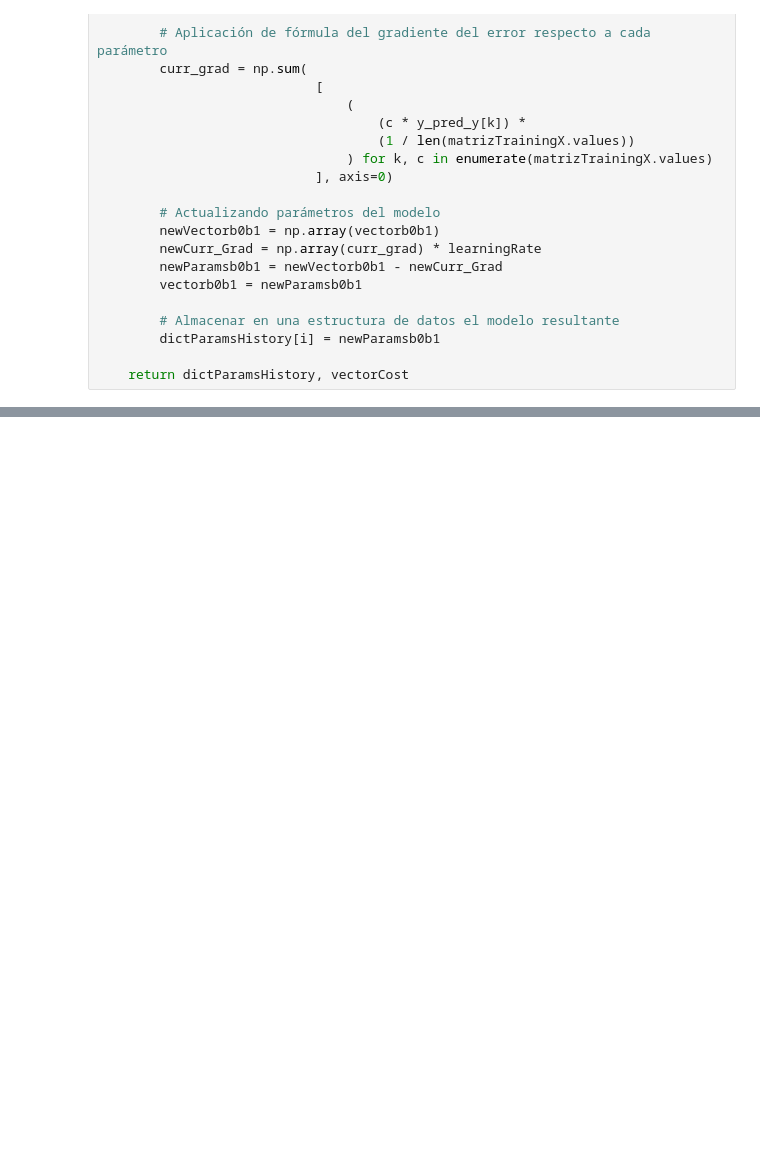
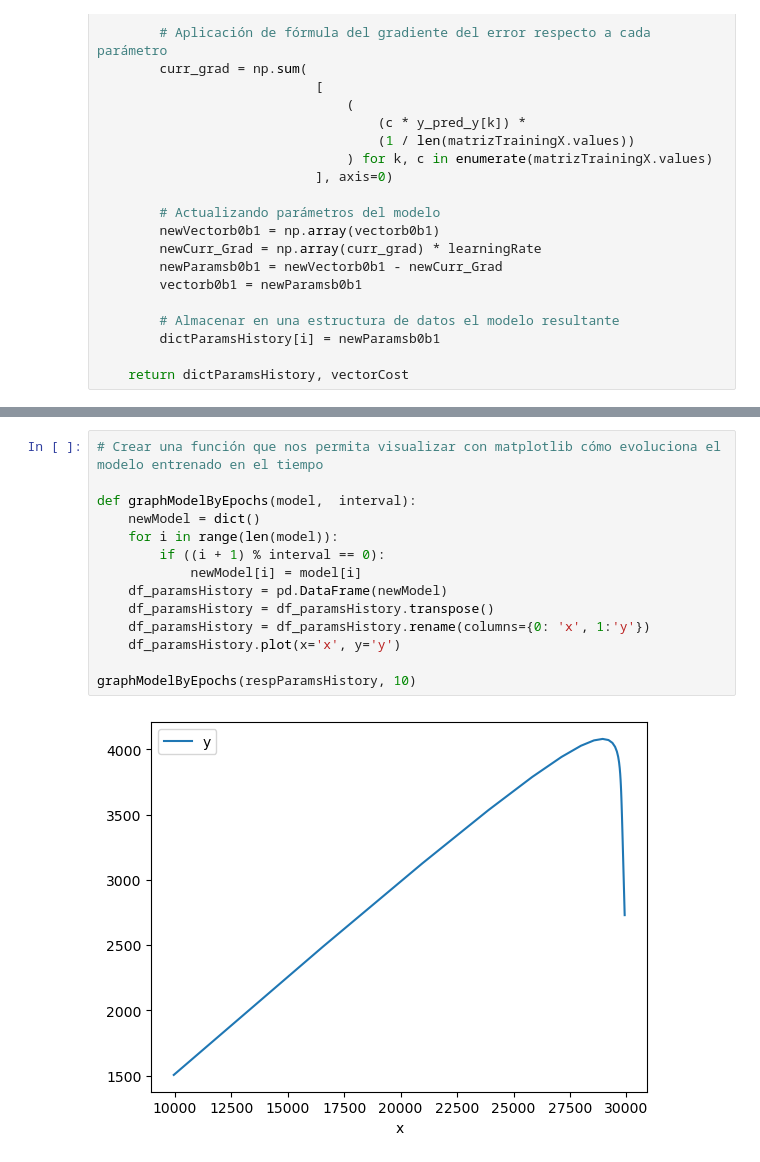
Before and after one commit to jerson8a/project1_linearRegresion, a Jupyter notebook: Solution Project #1 - Jerson Ochoa.ipynb, the cells around one changed output, grey strips where cells are left out. Saved outputs shown, nothing was run; the diff lists cells and outputs as text; blank space fills up the shorter version.

```diff
--- a/Solution Project #1 - Jerson Ochoa.ipynb
+++ b/Solution Project #1 - Jerson Ochoa.ipynb
@@ -340,0 +339,16 @@ graphError(respVectorCost)
+# %%
+# Crear una función que nos permita visualizar con matplotlib cómo evoluciona el modelo entrenado en el tiempo
+
+def graphModelByEpochs(model,  interval):
+    newModel = dict()
+    for i in range(len(model)):
+        if ((i + 1) % interval == 0):
+            newModel[i] = model[i]
+    df_paramsHistory = pd.DataFrame(newModel)
+    df_paramsHistory = df_paramsHistory.transpose()
+    df_paramsHistory = df_paramsHistory.rename(columns={0: 'x', 1:'y'})
+    df_paramsHistory.plot(x='x', y='y')
+
+graphModelByEpochs(respParamsHistory, 10)
+# %% [output]
+[figure, added]
```
Also changed, not shown: parts of 2 cells of this notebook.
